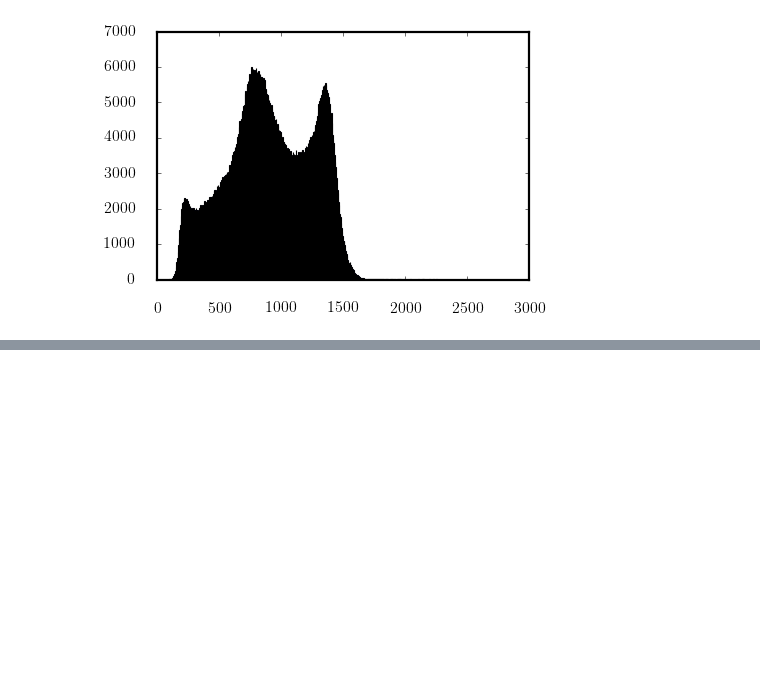
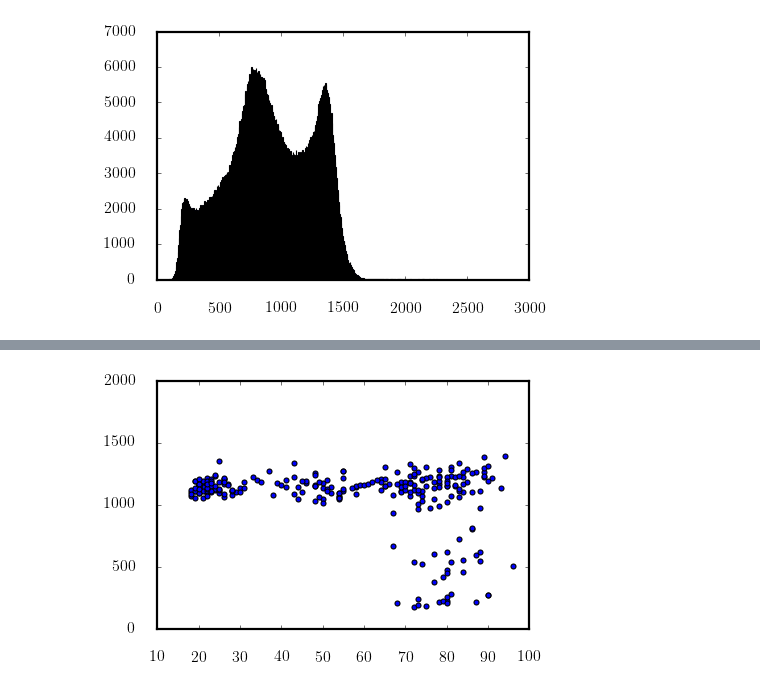
Before and after one commit to enucatl-phd/machine-learning-aging-brains, a Jupyter notebook: local_postprocessing/show_dataset.ipynb, the cells around one changed output, grey strips where cells are left out. Saved outputs shown, nothing was run; the diff lists cells and outputs as text; code cells hidden in the pictures; blank space fills up the shorter version.

Commit message:
show the evolution of each voxel

```diff
--- a/local_postprocessing/show_dataset.ipynb
+++ b/local_postprocessing/show_dataset.ipynb
@@ -125,0 +136,22 @@ NotFittedError: This GaussianMixture instance is not fitted yet. Call 'fit' with
+# %%
+file_names = glob.glob("../data/set_train/train_*.nii")
+def get_voxel(x, y, z):
+    age_id = np.genfromtxt("../data/targets.csv")
+    voxels = np.zeros(shape=len(file_names), dtype=np.int16)
+    ages = np.zeros(shape=len(file_names), dtype=np.int16)
+    for j, file_name in enumerate(file_names):
+        index = int(os.path.splitext(os.path.basename(file_name))[0].split("_")[1]) - 1
+        voxel = nb.load(file_name).dataobj[x, y, z]
+        voxels[j] = voxel
+        ages[j] = age_id[index]
+    plt.figure()
+    plt.scatter(ages, voxels)
+    plt.ylim(0, 2000)
+interact(
+    get_voxel,
+    x=widgets.IntSlider(min=0, max=shape[0] - 1, step=1, value=shape[0] // 2),
+    y=widgets.IntSlider(min=0, max=shape[1] - 1, step=1, value=shape[1] // 2),
+    z=widgets.IntSlider(min=0, max=shape[2] - 1, step=1, value=shape[2] // 2),
+    )
+# %% [output]
+[figure, added]
```
Also changed, not shown: parts of 4 cells of this notebook.
